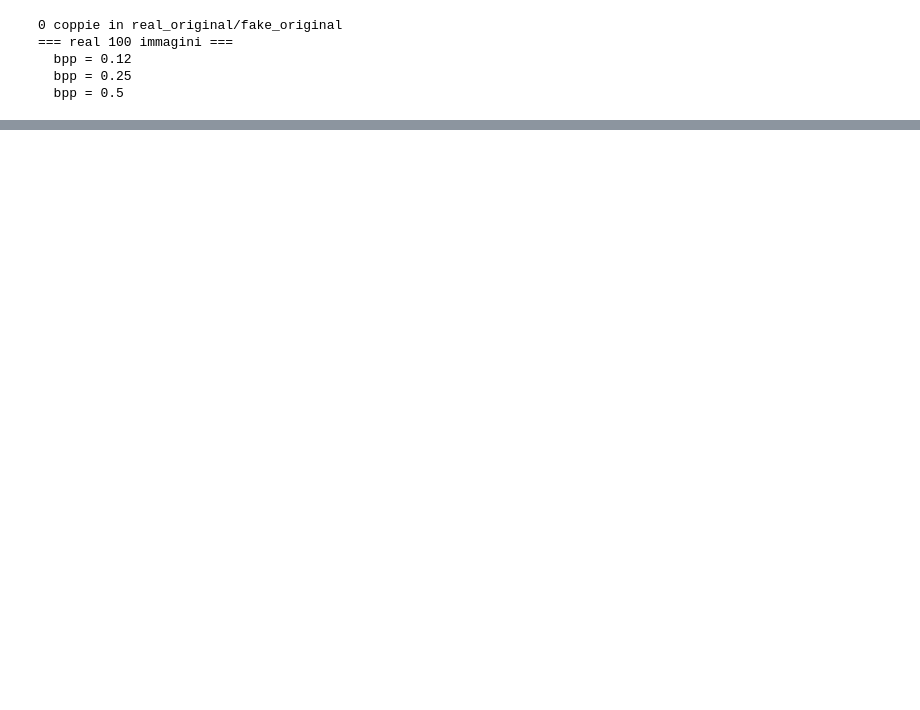
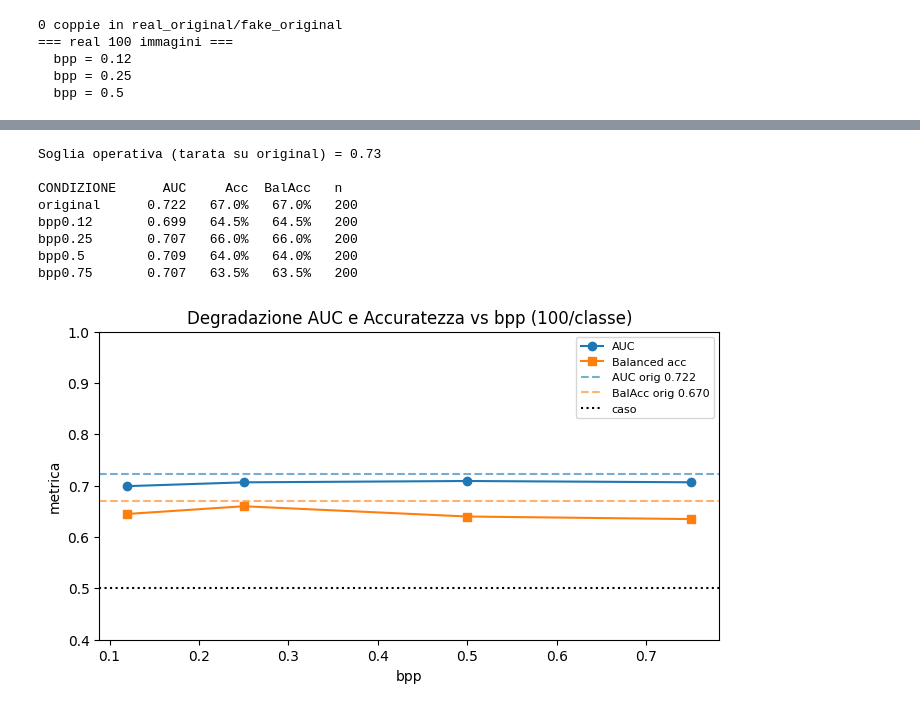
Before and after one commit to silviobear/COMPUTER_VISION_DEEPFAKE, a Jupyter notebook: computer_vision.ipynb, the cells around one changed output, grey strips where cells are left out. Cells and saved outputs as stored; diff of their text form; code cells hidden in the pictures; blank space fills up the shorter version.

```diff
--- a/computer_vision.ipynb
+++ b/computer_vision.ipynb
@@ -407,0 +574,58 @@ plt.legend(); plt.show()
+# %%
+import os, numpy as np
+import matplotlib.pyplot as plt
+from sklearn.metrics import roc_auc_score
+
+def scores_for_condition(suffix):
+    s, y = [], []
+    for cls, lab in [('real', 0), ('fake', 1)]:
+        d = os.path.join(DATASET_PATH, f'{cls}_{suffix}')
+        if not os.path.isdir(d): continue
+        for f in sorted(os.listdir(d)):
+            pr = veritas_predict(os.path.join(d, f))
+            if pr is None: continue
+            s.append(float(pr[1])); y.append(lab)
+    return np.array(y), np.array(s)
+
+conds = ['original'] + [f'bpp{b}' for b in BPP_LIST]
+data = {c: scores_for_condition(c) for c in conds}
+
+def bal_acc(y, s, th):
+    pred = (s > th).astype(int)
+    return 0.5 * ((pred[y == 1] == 1).mean() + (pred[y == 0] == 0).mean())
+
+# soglia operativa: massimizza la balanced accuracy SULL'ORIGINALE, poi riusata ovunque
+y0, s0 = data['original']
+ths = np.linspace(0.05, 0.95, 181)
+thr = ths[int(np.argmax([bal_acc(y0, s0, t) for t in ths]))]
+print(f'Soglia operativa (tarata su original) = {thr:.2f}\n')
+
+print(f'{"CONDIZIONE":12s} {"AUC":>6} {"Acc":>7} {"BalAcc":>7}   n')
+rows = []
+for c in conds:
+    y, s = data[c]
+    auc = roc_auc_score(y, s)
+    acc = ((s > thr).astype(int) == y).mean()
+    bacc = bal_acc(y, s, thr)
+    rows.append((c, auc, acc, bacc));
+    print(f'{c:12s} {auc:6.3f} {acc:7.1%} {bacc:7.1%}   {len(y)}')
+
+plt.figure(figsize=(8, 4))
+plt.plot(BPP_LIST, [r[1] for r in rows[1:]], 'o-', label='AUC')
+plt.plot(BPP_LIST, [r[3] for r in rows[1:]], 's-', label='Balanced acc')
+plt.axhline(rows[0][1], color='C0', ls='--', alpha=.6, label=f'AUC orig {rows[0][1]:.3f}')
+plt.axhline(rows[0][3], color='C1', ls='--', alpha=.6, label=f'BalAcc orig {rows[0][3]:.3f}')
+plt.axhline(0.5, color='k', ls=':', label='caso')
+plt.xlabel('bpp'); plt.ylabel('metrica'); plt.ylim(0.4, 1.0)
+plt.title('Degradazione AUC e Accuratezza vs bpp (100/classe)')
+plt.legend(fontsize=8); plt.show()
+# %% [output]
+Soglia operativa (tarata su original) = 0.73
+
+CONDIZIONE      AUC     Acc  BalAcc   n
+original      0.722   67.0%   67.0%   200
+bpp0.12       0.699   64.5%   64.5%   200
+bpp0.25       0.707   66.0%   66.0%   200
+bpp0.5        0.709   64.0%   64.0%   200
+bpp0.75       0.707   63.5%   63.5%   200
+[figure, added]
```
Also changed, not shown: parts of 13 cells of this notebook.
